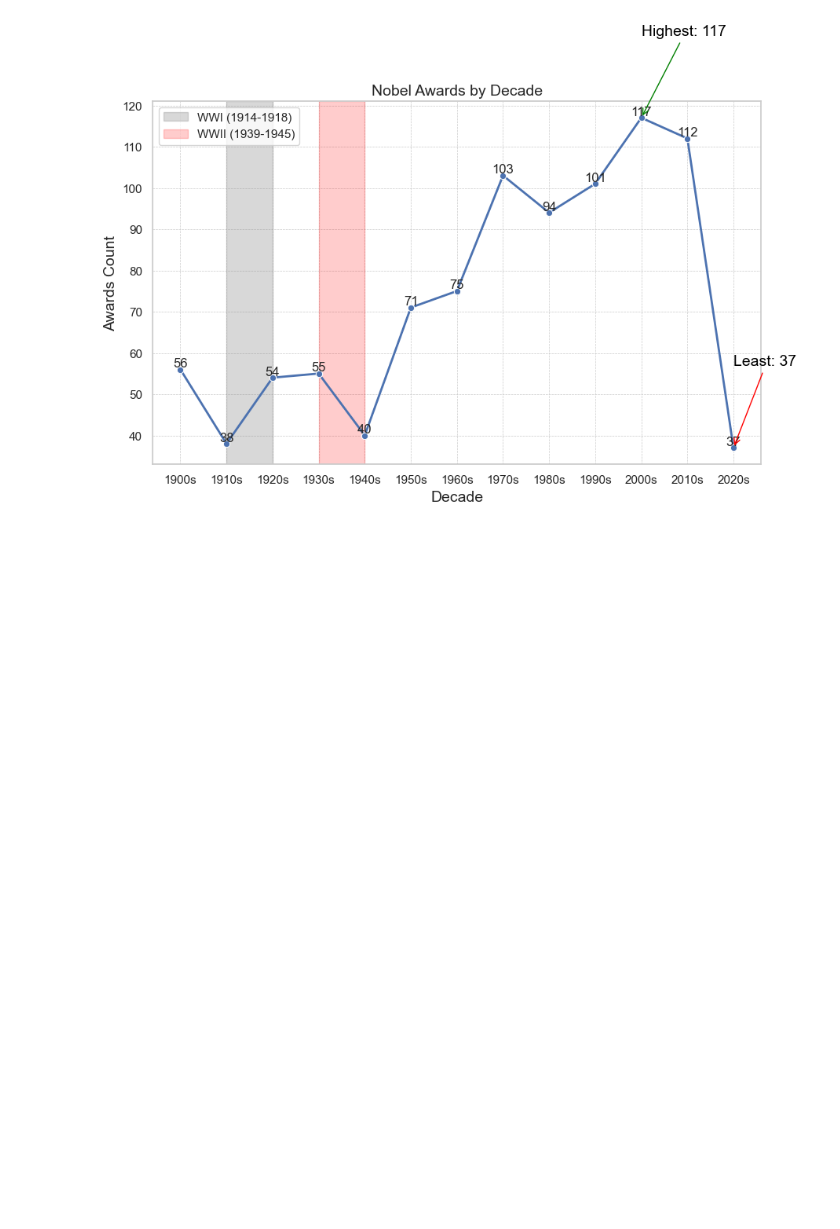
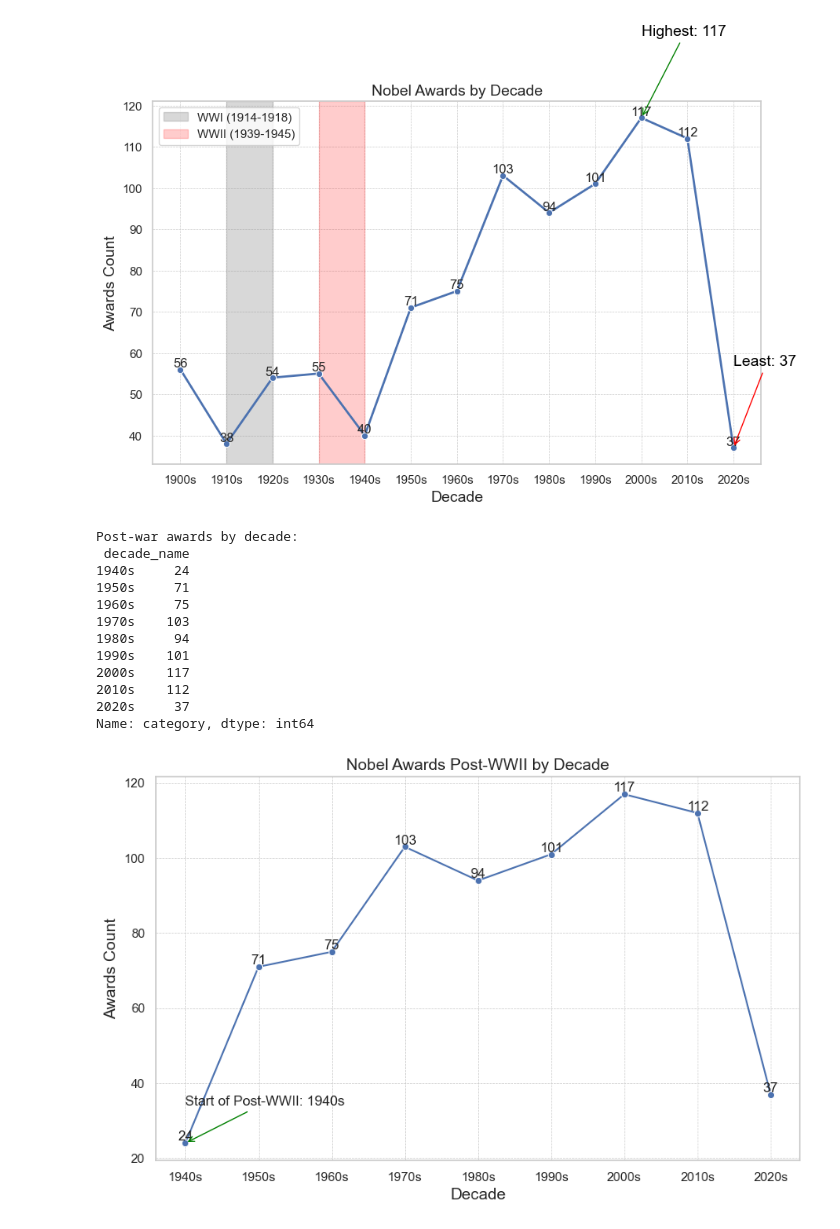
Before and after one commit to efuatutuwaa/data-driven-python, a Jupyter notebook: Data-Manipulation-with-Pandas/Visualizing-Nobel-Prize-Winners/nobel_winners.ipynb, the cells around one changed output. Saved outputs shown, nothing was run; the diff lists cells and outputs as text; code cells hidden in the pictures; blank space fills up the shorter version.

Commit message:
Added visualization for post WWII

```diff
--- a/Data-Manipulation-with-Pandas/Visualizing-Nobel-Prize-Winners/nobel_winners.ipynb
+++ b/Data-Manipulation-with-Pandas/Visualizing-Nobel-Prize-Winners/nobel_winners.ipynb
@@ -301,4 +301,46 @@ Decade with most awards:
 Decade with least awards:
 2020s with 37 awards
 [figure]
+# %%
+# Impact of Nobel awards post-war
+post_war_df = nobel_df[nobel_df['year'] >= 1946]
+
+# group by decade
+post_war_decade = post_war_df.groupby('decade_name')['category'].count()
+
+print(f"Post-war awards by decade:\n {post_war_decade}")
+
+
+plt.figure(figsize=(10, 6))
+sns.lineplot(x=post_war_decade.index, y=post_war_decade.values,marker='o')
+
+for x,y in zip(post_war_decade.index, post_war_decade.values):
+    plt.text(x, y, f'{y}', ha='center', va='bottom',fontsize=12)
+
+plt.title("Nobel Awards Post-WWII by Decade", fontsize=14)
+plt.xlabel("Decade", fontsize=14)
+plt.ylabel("Awards Count", fontsize=14)
+plt.grid(True, linestyle='--',linewidth=0.5)
+
+# annotate the start of post WWII awards
+plt.annotate(f"Start of Post-WWII: {post_war_decade.idxmin()} ",
+             xy=(post_war_decade.index[0], post_war_decade.iloc[0]),
+             xytext=(post_war_decade.index[0], post_war_decade.iloc[0] + 10),
+             arrowprops=dict(arrowstyle="->",color='green'),fontsize=12)
+
+plt.show()
+# %% [output]
+Post-war awards by decade:
+ decade_name
+1940s     24
+1950s     71
+1960s     75
+1970s    103
+1980s     94
+1990s    101
+2000s    117
+2010s    112
+2020s     37
+Name: category, dtype: int64
+[figure, added]
 # %%
```
Also changed, not shown: parts of 1 cell of this notebook.
